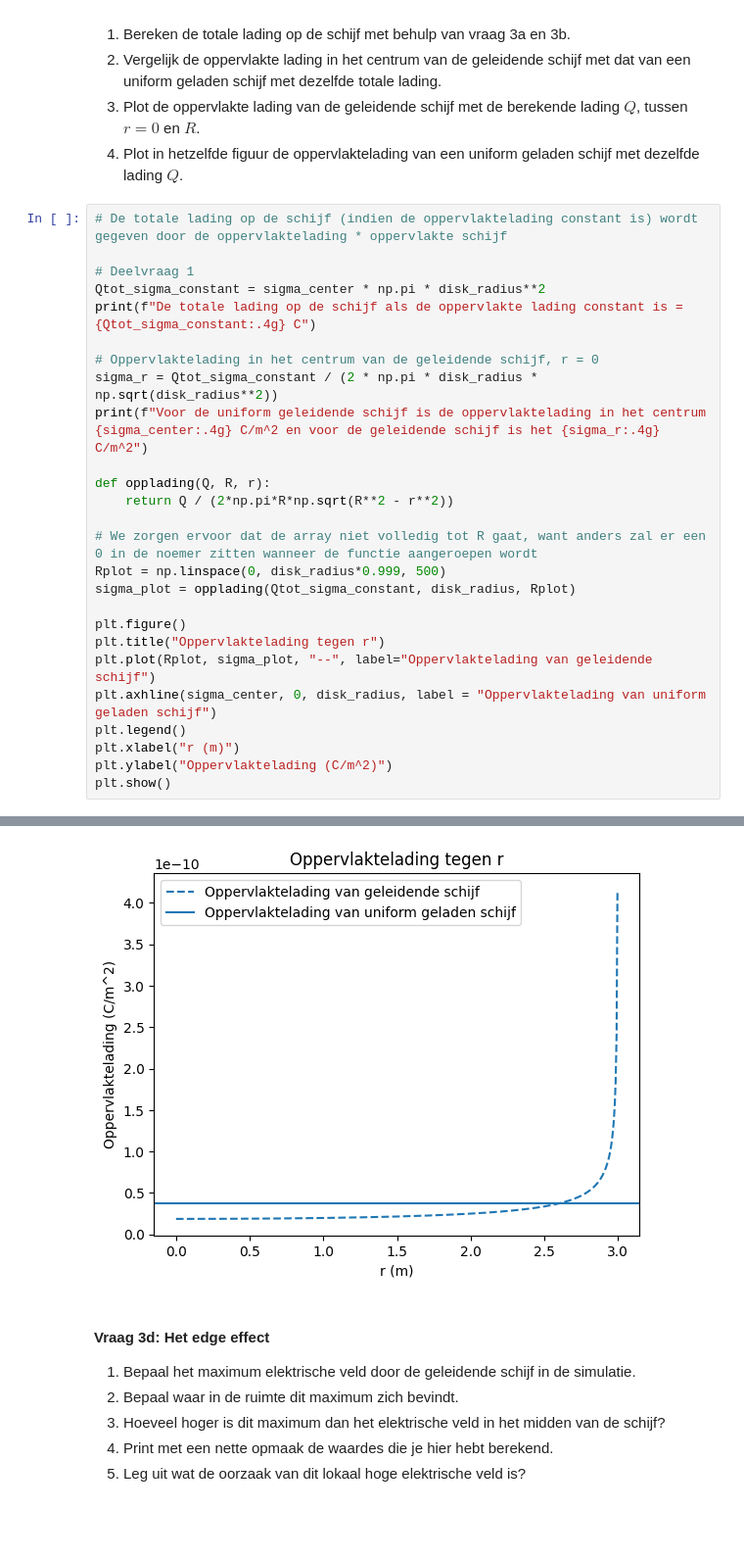
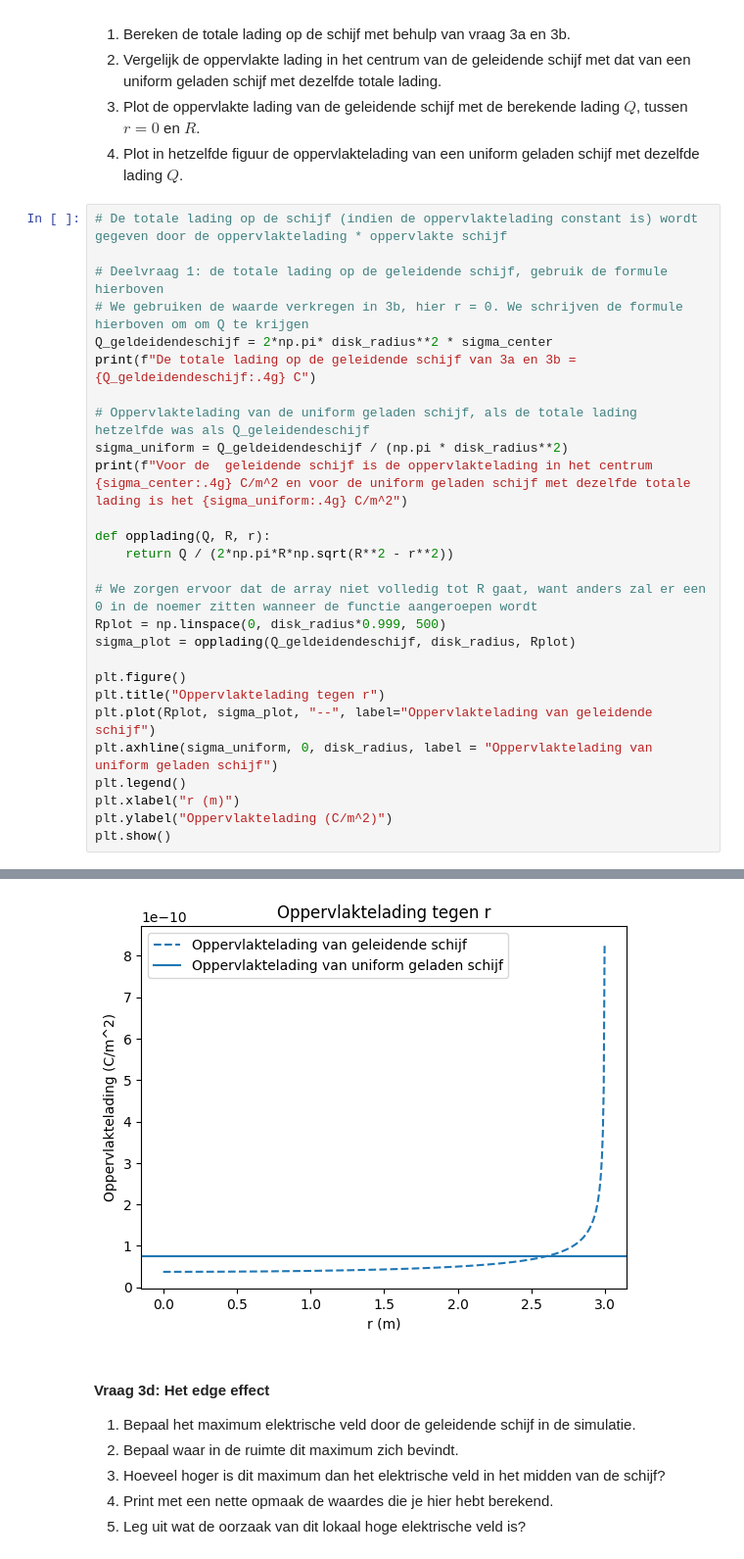
Before and after one commit to korne-Hoendervangers/opdrachten-DEF-D-KorneHoendervangers, a Jupyter notebook: DigitaleOntwerpopdrachten/1CondensatorOpdracht/CondensatorOntwerpopdracht.ipynb, the cells around one changed output, grey strips where cells are left out. Shown at 98% size. Saved outputs shown, nothing was run; the diff lists cells and outputs as text; blank space fills up the shorter version.

```diff
--- a/DigitaleOntwerpopdrachten/1CondensatorOpdracht/CondensatorOntwerpopdracht.ipynb
+++ b/DigitaleOntwerpopdrachten/1CondensatorOpdracht/CondensatorOntwerpopdracht.ipynb
@@ -535,25 +535,26 @@ $$\sigma(r) = \frac{Q}{2 \pi R \sqrt{R^2 - r^2}}$$
 # %%
 # De totale lading op de schijf (indien de oppervlaktelading constant is) wordt gegeven door de oppervlaktelading * oppervlakte schijf
 
-# Deelvraag 1
-Qtot_sigma_constant = sigma_center * np.pi * disk_radius**2
-print(f"De totale lading op de schijf als de oppervlakte lading constant is = {Qtot_sigma_constant:.4g} C")
+# Deelvraag 1: de totale lading op de geleidende schijf, gebruik de formule hierboven
+# We gebruiken de waarde verkregen in 3b, hier r = 0. We schrijven de formule hierboven om om Q te krijgen
+Q_geldeidendeschijf = 2*np.pi* disk_radius**2 * sigma_center
+print(f"De totale lading op de geleidende schijf van 3a en 3b = {Q_geldeidendeschijf:.4g} C")
 
-# Oppervlaktelading in het centrum van de geleidende schijf, r = 0
-sigma_r = Qtot_sigma_constant / (2 * np.pi * disk_radius * np.sqrt(disk_radius**2))
-print(f"Voor de uniform geleidende schijf is de oppervlaktelading in het centrum {sigma_center:.4g} C/m^2 en voor de geleidende schijf is het {sigma_r:.4g} C/m^2")
+# Oppervlaktelading van de uniform geladen schijf, als de totale lading hetzelfde was als Q_geleidendeschijf
+sigma_uniform = Q_geldeidendeschijf / (np.pi * disk_radius**2)
+print(f"Voor de  geleidende schijf is de oppervlaktelading in het centrum {sigma_center:.4g} C/m^2 en voor de uniform geladen schijf met dezelfde totale lading is het {sigma_uniform:.4g} C/m^2")
 
 def opplading(Q, R, r):
     return Q / (2*np.pi*R*np.sqrt(R**2 - r**2))
 
 # We zorgen ervoor dat de array niet volledig tot R gaat, want anders zal er een 0 in de noemer zitten wanneer de functie aangeroepen wordt
 Rplot = np.linspace(0, disk_radius*0.999, 500)
-sigma_plot = opplading(Qtot_sigma_constant, disk_radius, Rplot)
+sigma_plot = opplading(Q_geldeidendeschijf, disk_radius, Rplot)
 
 plt.figure()
 plt.title("Oppervlaktelading tegen r")
 plt.plot(Rplot, sigma_plot, "--", label="Oppervlaktelading van geleidende schijf")
-plt.axhline(sigma_center, 0, disk_radius, label = "Oppervlaktelading van uniform geladen schijf")
+plt.axhline(sigma_uniform, 0, disk_radius, label = "Oppervlaktelading van uniform geladen schijf")
 plt.legend()
 plt.xlabel("r (m)")
 plt.ylabel("Oppervlaktelading (C/m^2)")
@@ -564,4 +565,4 @@ Voor de uniform geleidende schijf is de oppervlaktelading in het centrum 3.72e-1
-[figure, old version]
+[figure, new version]
 # %% [markdown]
 #### Vraag 3d: Het edge effect
 
```
Also changed, not shown: parts of 2 cells of this notebook.
